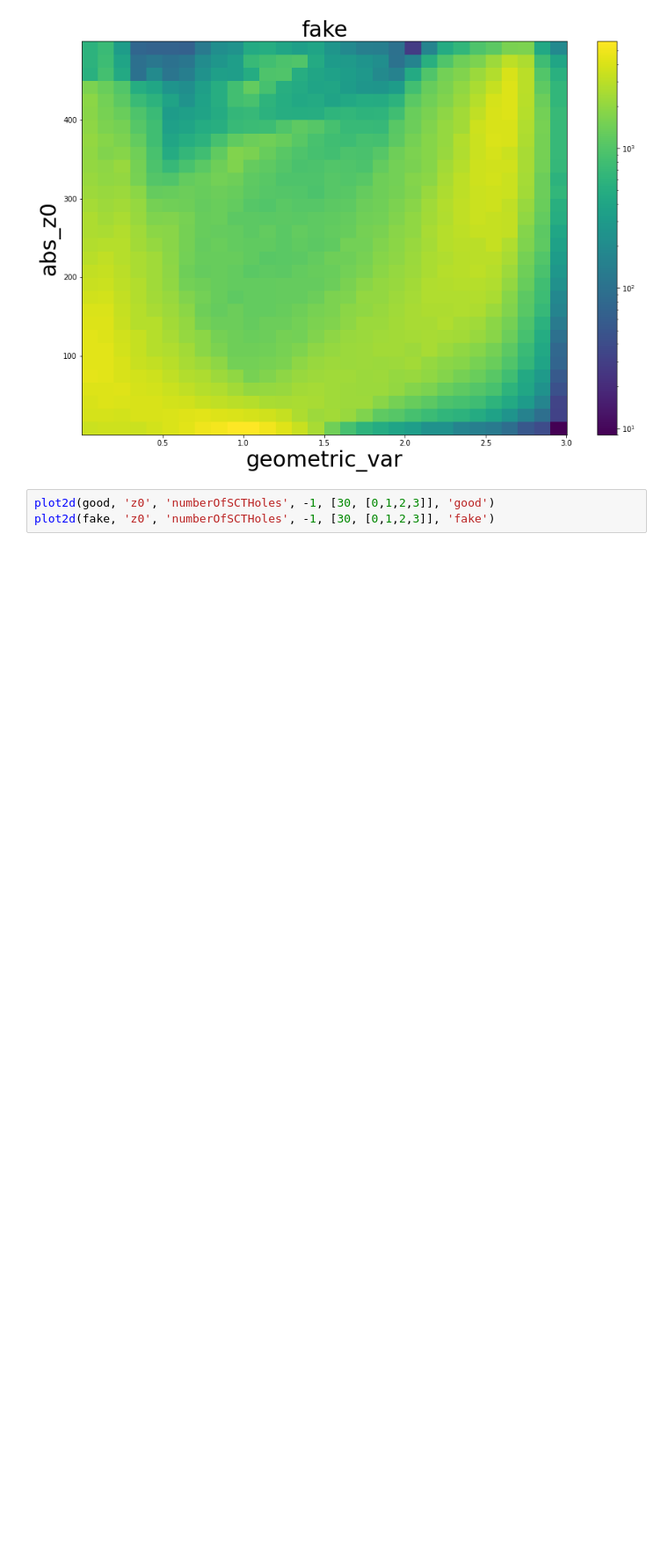
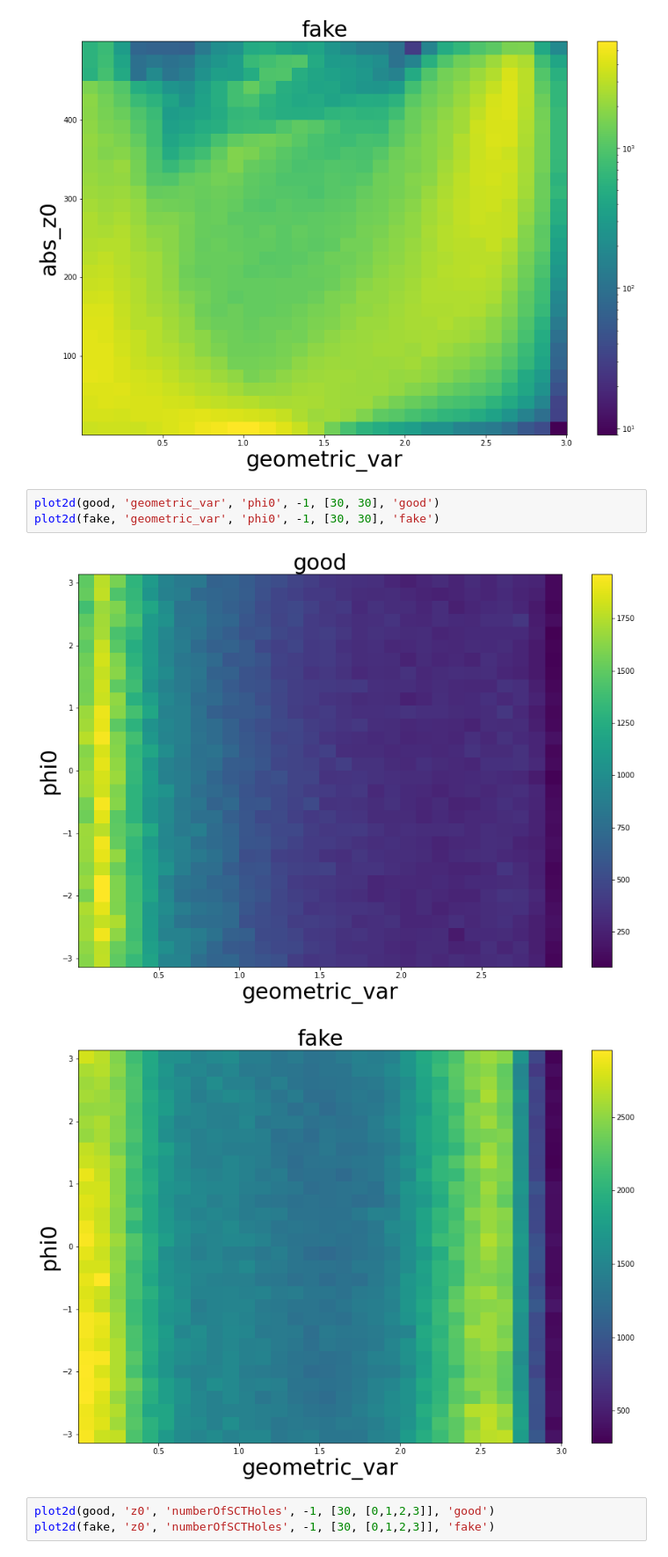
Before and after one commit to robinnewhouse/LRTNotebooks, a Jupyter notebook: ExploreTrees.ipynb, the cells around one changed output. Shown at 88% size. Cells and saved outputs as stored; diff of their text form; blank space fills up the shorter version.

Commit message:
PRD fix comparison plots

```diff
--- a/ExploreTrees.ipynb
+++ b/ExploreTrees.ipynb
@@ -262,6 +262,12 @@ plot2d(fake, 'geometric_var', 'abs_z0', -1, [30, 30], 'fake', norm=matplotlib.co
 # %% [output]
 [figure]
 [figure]
+# %%
+plot2d(good, 'geometric_var', 'phi0', -1, [30, 30], 'good')
+plot2d(fake, 'geometric_var', 'phi0', -1, [30, 30], 'fake')
+# %% [output]
+[figure, added]
+[figure, added]
 # %%
 plot2d(good, 'z0', 'numberOfSCTHoles', -1, [30, [0,1,2,3]], 'good')
 plot2d(fake, 'z0', 'numberOfSCTHoles', -1, [30, [0,1,2,3]], 'fake')
```
Also changed, not shown: 5 other files.
